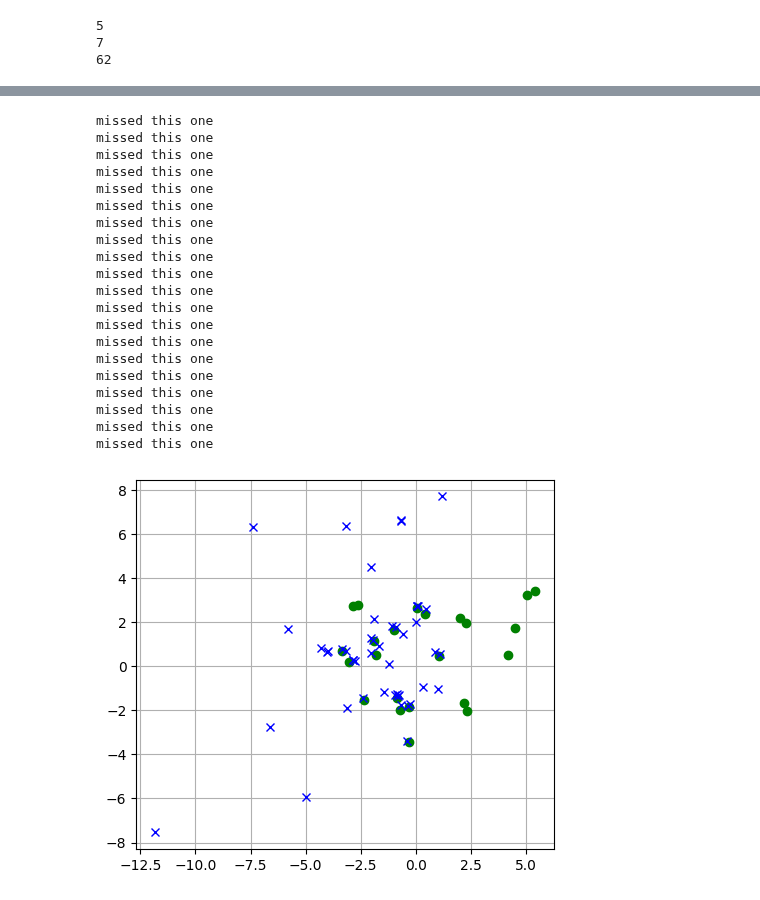
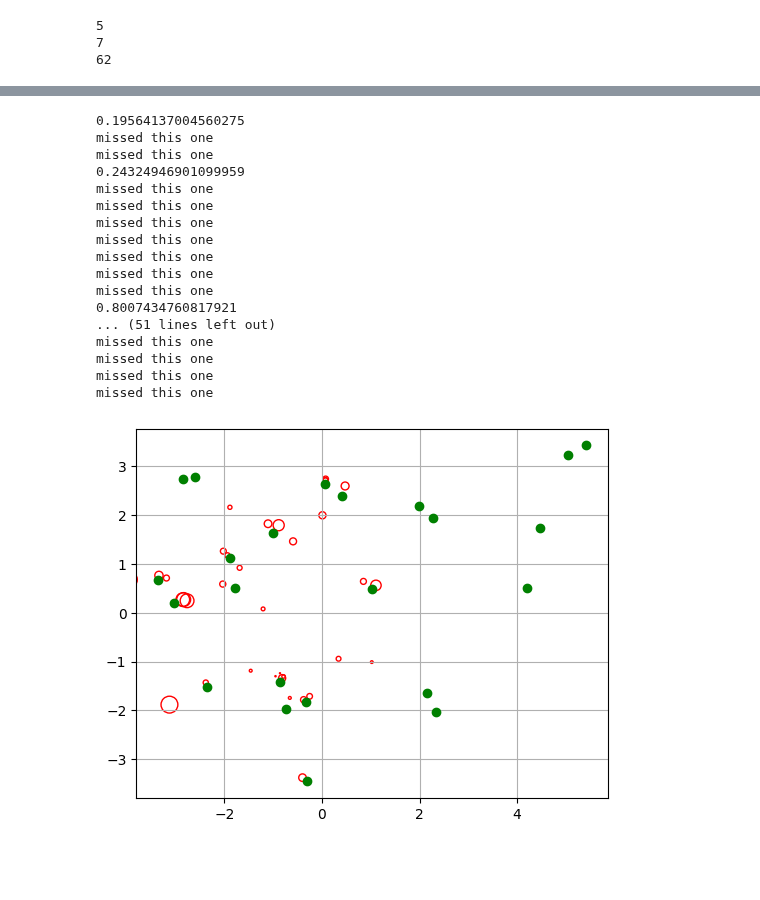
Before and after one commit to mit-acl/roman, a Jupyter notebook: notebooks/04_motlee_jan_data.ipynb, the cells around one changed output, grey strips where cells are left out. Saved outputs shown, nothing was run; the diff lists cells and outputs as text; code cells hidden in the pictures; blank space fills up the shorter version.

Commit message:
add setup.py and ability to compute objects width/height
Signed-off-by: Mason Peterson <mbpeterson70@gmail.com>

```diff
--- a/notebooks/04_motlee_jan_data.ipynb
+++ b/notebooks/04_motlee_jan_data.ipynb
@@ -135,6 +145,10 @@ for obs in all_obs[:]:
 plt.gca().set_aspect('equal', adjustable='box')
 
 for segment in tracker.segments:
-    position = segment.reconstruction3D()
-    plt.plot(position[0], position[1], 'bo')
+    try:
+        position = segment.reconstruction3D()
+        print(position)
+        plt.plot(position[0], position[1], 'bo')
+    except:
+        pass
 # %% [output]
@@ -166,36 +181,63 @@ boxes = np.array([
     [-3.03, 0.19],
     [-2.36, -1.52],
 ])
+# %%
+def reconstruction3D(segment, width_height=False):
+    camera_poses = []
+    for obs in segment.observations:
+        camera_poses.append(gtsam.PinholeCameraCal3DS2(gtsam.Pose3(obs.pose), segment.cal3ds2))
+    camera_set = gtsam.gtsam.CameraSetCal3DS2(camera_poses)
+    pixels_point_vec = gtsam.Point2Vector([gtsam.Point2(obs.pixel) for obs in segment.observations])
+    measurement_noise = gtsam.noiseModel.Isotropic.Sigma(2, segment.pixel_std_dev)
+    reconstruction = gtsam.triangulatePoint3(camera_set, pixels_point_vec, rank_tol=1e-9, optimize=True, model=measurement_noise)
+
+    if width_height:
+        ws, hs = [], []
+        for obs in segment.observations:
+            p_c = transform(np.linalg.inv(obs.pose), reconstruction)
+            ws.append(obs.width * np.abs(p_c[0]) / np.abs(obs.pixel[0] - segment.camera_params.K[0,2]))
+            hs.append(obs.height * np.abs(p_c[1]) / np.abs(obs.pixel[1] - segment.camera_params.K[1,2]))
+        # print(ws)
+        return np.concatenate((reconstruction, [np.mean(ws)], [np.mean(hs)]))
+
+    return reconstruction
 # %%
 fig, ax = plt.subplots()
 ax.plot(boxes[:,0], boxes[:,1], 'go')
 ax.set_aspect('equal', adjustable='box')
 ax.grid(True)
 for segment in tracker.segments + tracker.segment_graveyard:
+    segment.camera_params = cam_params
     try:
-        position = segment.reconstruction3D()
-        ax.plot(position[0], position[1], 'bx')
+        # reconstruction = segment.reconstruction3D(width_height=True)
+        reconstruction = reconstruction3D(segment, width_height=True)
+        print(reconstruction[3])
+        ellipsoid = Ellipsoid(reconstruction[:2], axes=np.array([reconstruction[3]/2, reconstruction[3]/2]), rot_mat=np.eye(2))
+
+        ellipsoid.plot2d(ax, edgecolor='r')
+        # ax.plot(position[0], position[1], 'bx')
     except:
         print("missed this one")
+# seg = tracker.segment_graveyard[10]
+# reconstruction = reconstruction3D(seg, width_height=True)
+# object = Object(reconstruction[:2])
+# object.plot2d(ax)
 # %% [output]
+0.19564137004560275
+missed this one
+missed this one
+0.24324946901099959
 missed this one
 missed this one
 missed this one
 missed this one
 missed this one
 missed this one
 missed this one
+0.8007434760817921
+... (51 lines left out)
 missed this one
 missed this one
 missed this one
 missed this one
-missed this one
-missed this one
-missed this one
-missed this one
-missed this one
-missed this one
-missed this one
-missed this one
-missed this one
-[figure, old version]
+[figure, new version]
```
Also changed, not shown: parts of 4 cells of this notebook, 4 other files.
